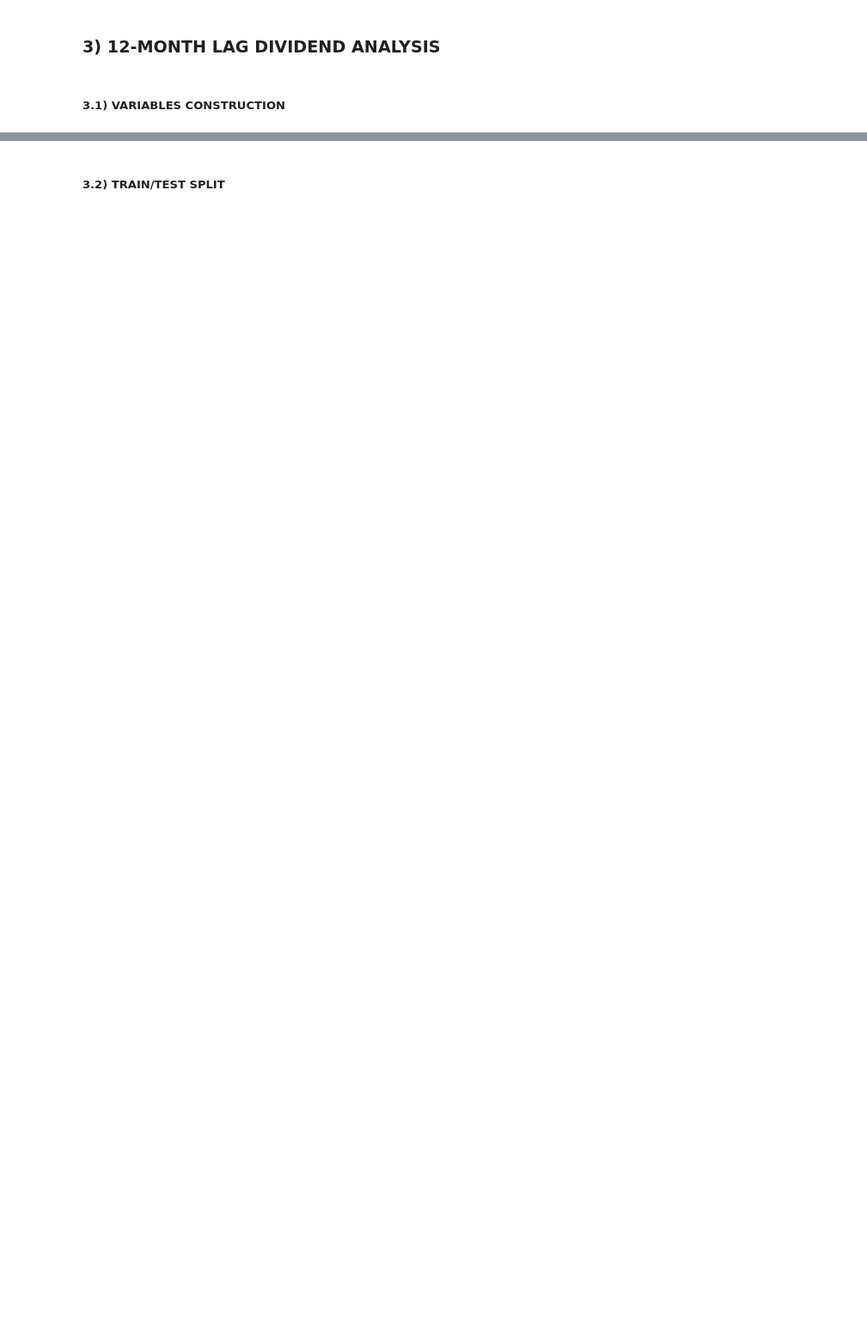
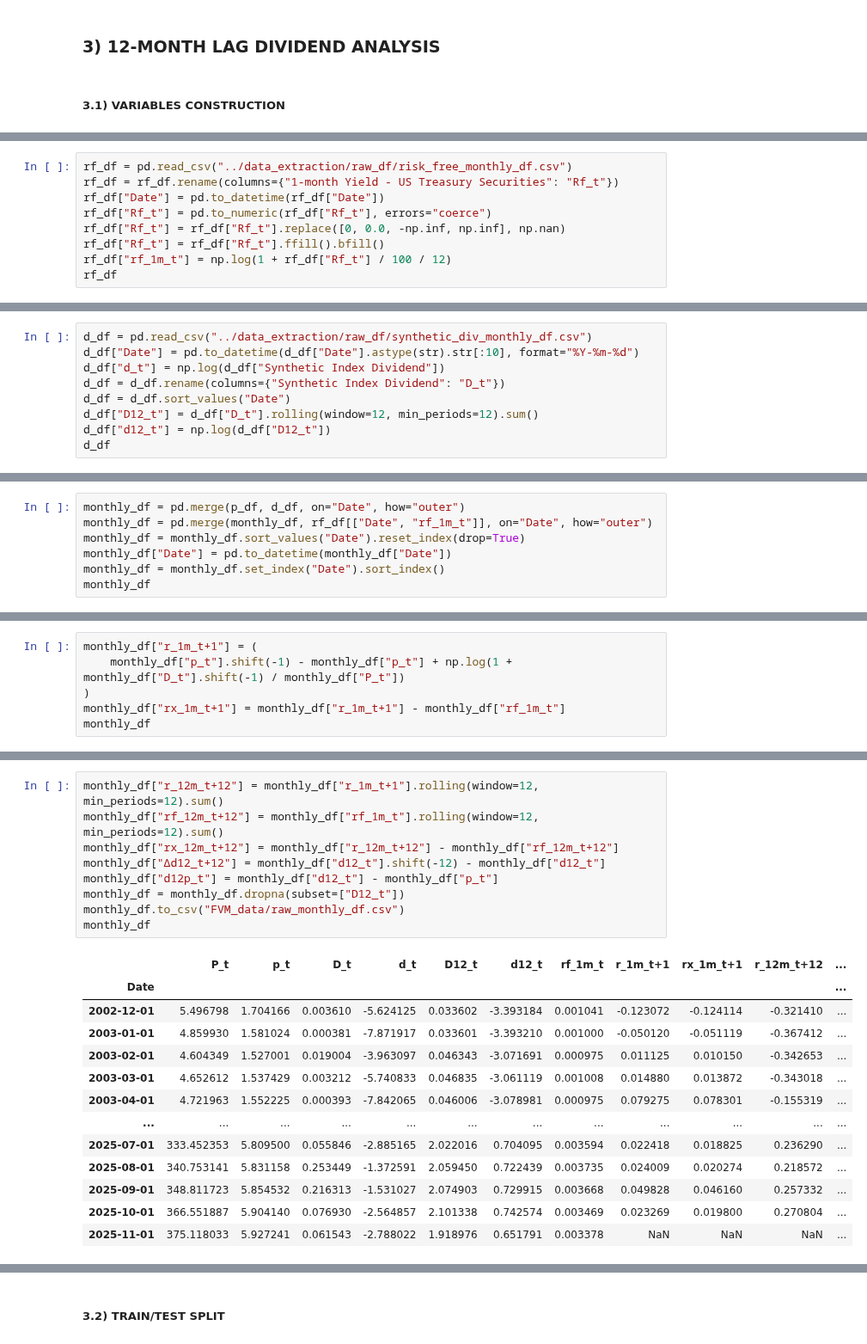
Before and after one commit to EliaLand/Martingale_FVM_AssetPricing, a Jupyter notebook: Part 2/main_FVM.ipynb, the cells around one changed output, grey strips where cells are left out. Shown at 86% size. Drawn from its saved outputs; the diff is of its cells as text; blank space fills up the shorter version.

Commit message:
Added dividend 12m trail analysis VAR fix

```diff
--- a/Part 2/main_FVM.ipynb
+++ b/Part 2/main_FVM.ipynb
@@ -388,0 +244,9 @@ monthly_df
+# %%
+rf_df = pd.read_csv("../data_extraction/raw_df/risk_free_monthly_df.csv")
+rf_df = rf_df.rename(columns={"1-month Yield - US Treasury Securities": "Rf_t"})
+rf_df["Date"] = pd.to_datetime(rf_df["Date"])
+rf_df["Rf_t"] = pd.to_numeric(rf_df["Rf_t"], errors="coerce")
+rf_df["Rf_t"] = rf_df["Rf_t"].replace([0, 0.0, -np.inf, np.inf], np.nan)
+rf_df["Rf_t"] = rf_df["Rf_t"].ffill().bfill()
+rf_df["rf_1m_t"] = np.log(1 + rf_df["Rf_t"] / 100 / 12)
+rf_df
@@ -388,0 +287,9 @@ monthly_df
+# %%
+d_df = pd.read_csv("../data_extraction/raw_df/synthetic_div_monthly_df.csv")
+d_df["Date"] = pd.to_datetime(d_df["Date"].astype(str).str[:10], format="%Y-%m-%d")
+d_df["d_t"] = np.log(d_df["Synthetic Index Dividend"])
+d_df = d_df.rename(columns={"Synthetic Index Dividend": "D_t"})
+d_df = d_df.sort_values("Date")
+d_df["D12_t"] = d_df["D_t"].rolling(window=12, min_periods=12).sum()
+d_df["d12_t"] = np.log(d_df["D12_t"])
+d_df
@@ -388,0 +310,7 @@ monthly_df
+# %%
+monthly_df = pd.merge(p_df, d_df, on="Date", how="outer")
+monthly_df = pd.merge(monthly_df, rf_df[["Date", "rf_1m_t"]], on="Date", how="outer")
+monthly_df = monthly_df.sort_values("Date").reset_index(drop=True)
+monthly_df["Date"] = pd.to_datetime(monthly_df["Date"])
+monthly_df = monthly_df.set_index("Date").sort_index()
+monthly_df
@@ -388,0 +332,6 @@ monthly_df
+# %%
+monthly_df["r_1m_t+1"] = (
+    monthly_df["p_t"].shift(-1) - monthly_df["p_t"] + np.log(1 + monthly_df["D_t"].shift(-1) / monthly_df["P_t"])
+)
+monthly_df["rx_1m_t+1"] = monthly_df["r_1m_t+1"] - monthly_df["rf_1m_t"]
+monthly_df
@@ -388,0 +353,23 @@ monthly_df
+# %%
+monthly_df["r_12m_t+12"] = monthly_df["r_1m_t+1"].rolling(window=12, min_periods=12).sum()
+monthly_df["rf_12m_t+12"] = monthly_df["rf_1m_t"].rolling(window=12, min_periods=12).sum()
+monthly_df["rx_12m_t+12"] = monthly_df["r_12m_t+12"] - monthly_df["rf_12m_t+12"]
+monthly_df["Δd12_t+12"] = monthly_df["d12_t"].shift(-12) - monthly_df["d12_t"]
+monthly_df["d12p_t"] = monthly_df["d12_t"] - monthly_df["p_t"]
+monthly_df = monthly_df.dropna(subset=["D12_t"])
+monthly_df.to_csv("FVM_data/raw_monthly_df.csv")
+monthly_df
+# %% [output]
+|  | P_t | p_t | D_t | d_t | D12_t | d12_t | rf_1m_t | r_1m_t+1 | rx_1m_t+1 | r_12m_t+12 | ... |
+| Date |  |  |  |  |  |  |  |  |  |  | ... |
+| 2002-12-01 | 5.496798 | 1.704166 | 0.003610 | -5.624125 | 0.033602 | -3.393184 | 0.001041 | -0.123072 | -0.124114 | -0.321410 | ... |
+| 2003-01-01 | 4.859930 | 1.581024 | 0.000381 | -7.871917 | 0.033601 | -3.393210 | 0.001000 | -0.050120 | -0.051119 | -0.367412 | ... |
+| 2003-02-01 | 4.604349 | 1.527001 | 0.019004 | -3.963097 | 0.046343 | -3.071691 | 0.000975 | 0.011125 | 0.010150 | -0.342653 | ... |
+| 2003-03-01 | 4.652612 | 1.537429 | 0.003212 | -5.740833 | 0.046835 | -3.061119 | 0.001008 | 0.014880 | 0.013872 | -0.343018 | ... |
+| 2003-04-01 | 4.721963 | 1.552225 | 0.000393 | -7.842065 | 0.046006 | -3.078981 | 0.000975 | 0.079275 | 0.078301 | -0.155319 | ... |
+| ... | ... | ... | ... | ... | ... | ... | ... | ... | ... | ... | ... |
+| 2025-07-01 | 333.452353 | 5.809500 | 0.055846 | -2.885165 | 2.022016 | 0.704095 | 0.003594 | 0.022418 | 0.018825 | 0.236290 | ... |
+| 2025-08-01 | 340.753141 | 5.831158 | 0.253449 | -1.372591 | 2.059450 | 0.722439 | 0.003735 | 0.024009 | 0.020274 | 0.218572 | ... |
+| 2025-09-01 | 348.811723 | 5.854532 | 0.216313 | -1.531027 | 2.074903 | 0.729915 | 0.003668 | 0.049828 | 0.046160 | 0.257332 | ... |
+| 2025-10-01 | 366.551887 | 5.904140 | 0.076930 | -2.564857 | 2.101338 | 0.742574 | 0.003469 | 0.023269 | 0.019800 | 0.270804 | ... |
+| 2025-11-01 | 375.118033 | 5.927241 | 0.061543 | -2.788022 | 1.918976 | 0.651791 | 0.003378 | NaN | NaN | NaN | ... |
```
Also changed, not shown: parts of 28 cells of this notebook.
